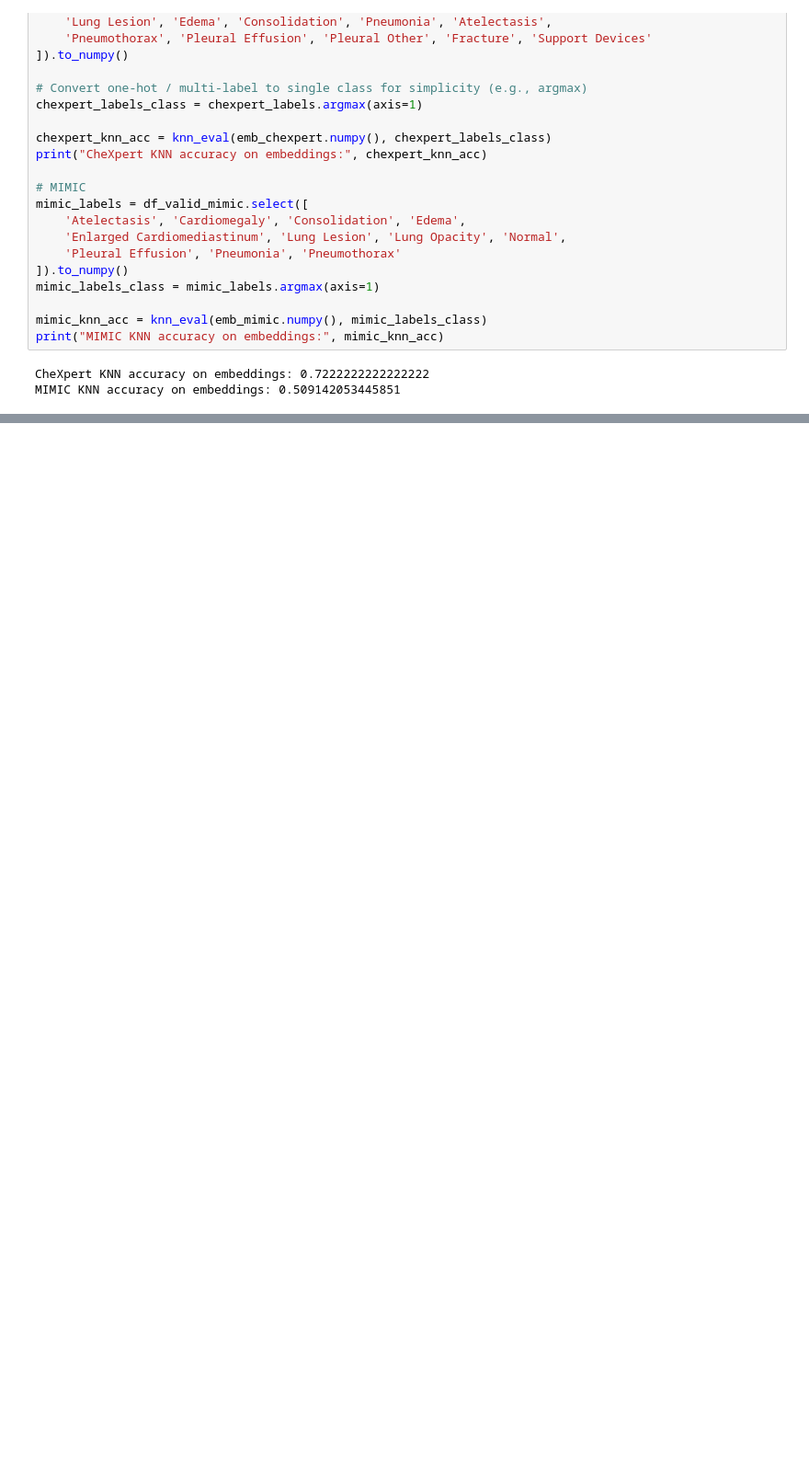
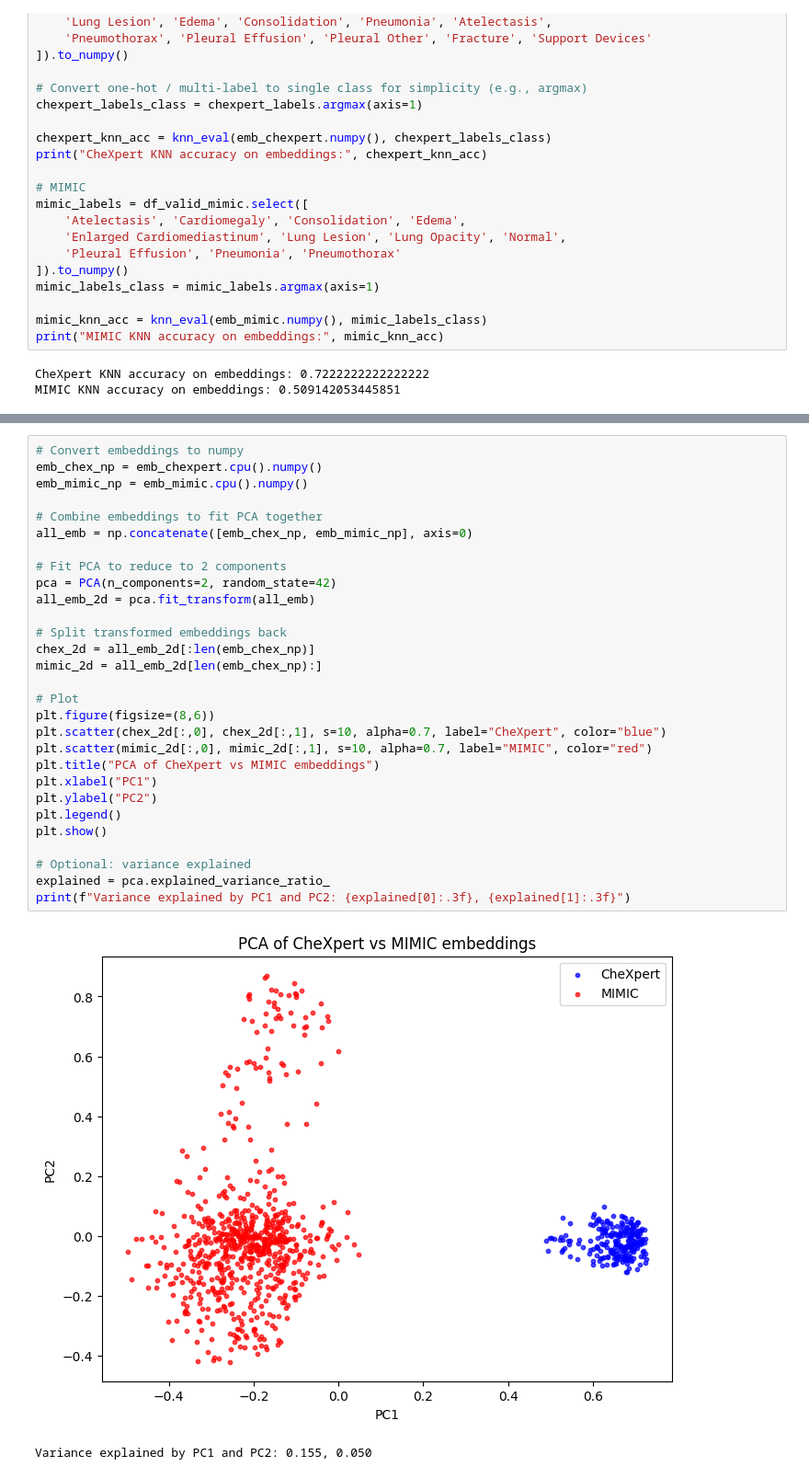
Before and after one commit to ccorbett0116/Fall2025ResearchProject, a Jupyter notebook: Research_Project.ipynb, the cells around one changed output, grey strips where cells are left out. Shown at 92% size. Drawn from its saved outputs; the diff is of its cells as text; blank space fills up the shorter version.

```diff
--- a/Research_Project.ipynb
+++ b/Research_Project.ipynb
@@ -789,0 +850,32 @@ plt.show()
+# %%
+# Convert embeddings to numpy
+emb_chex_np = emb_chexpert.cpu().numpy()
+emb_mimic_np = emb_mimic.cpu().numpy()
+
+# Combine embeddings to fit PCA together
+all_emb = np.concatenate([emb_chex_np, emb_mimic_np], axis=0)
+
+# Fit PCA to reduce to 2 components
+pca = PCA(n_components=2, random_state=42)
+all_emb_2d = pca.fit_transform(all_emb)
+
+# Split transformed embeddings back
+chex_2d = all_emb_2d[:len(emb_chex_np)]
+mimic_2d = all_emb_2d[len(emb_chex_np):]
+
+# Plot
+plt.figure(figsize=(8,6))
+plt.scatter(chex_2d[:,0], chex_2d[:,1], s=10, alpha=0.7, label="CheXpert", color="blue")
+plt.scatter(mimic_2d[:,0], mimic_2d[:,1], s=10, alpha=0.7, label="MIMIC", color="red")
+plt.title("PCA of CheXpert vs MIMIC embeddings")
+plt.xlabel("PC1")
+plt.ylabel("PC2")
+plt.legend()
+plt.show()
+
+# Optional: variance explained
+explained = pca.explained_variance_ratio_
+print(f"Variance explained by PC1 and PC2: {explained[0]:.3f}, {explained[1]:.3f}")
+# %% [output]
+[figure, added]
+Variance explained by PC1 and PC2: 0.155, 0.050
```
Also changed, not shown: parts of 13 cells of this notebook.
